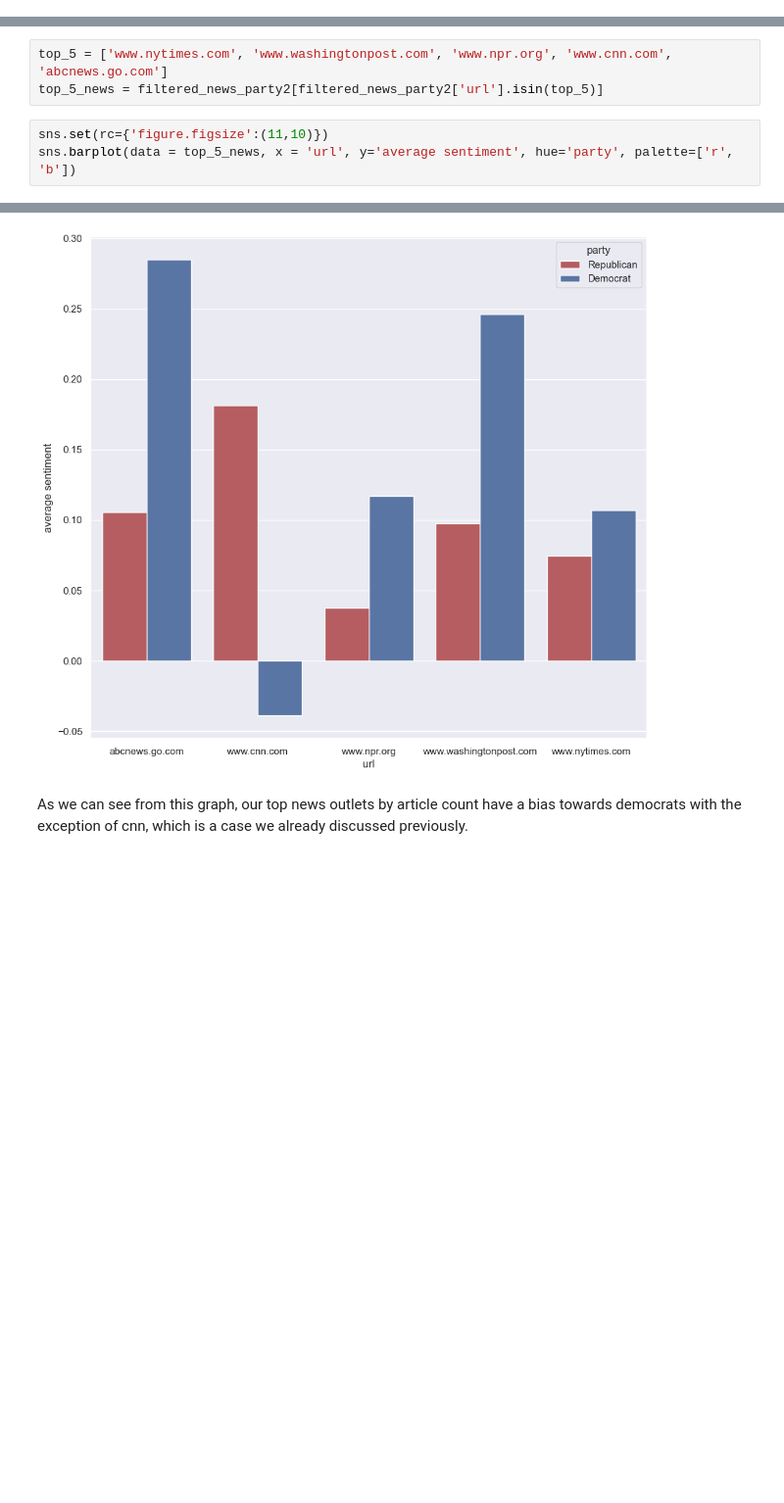
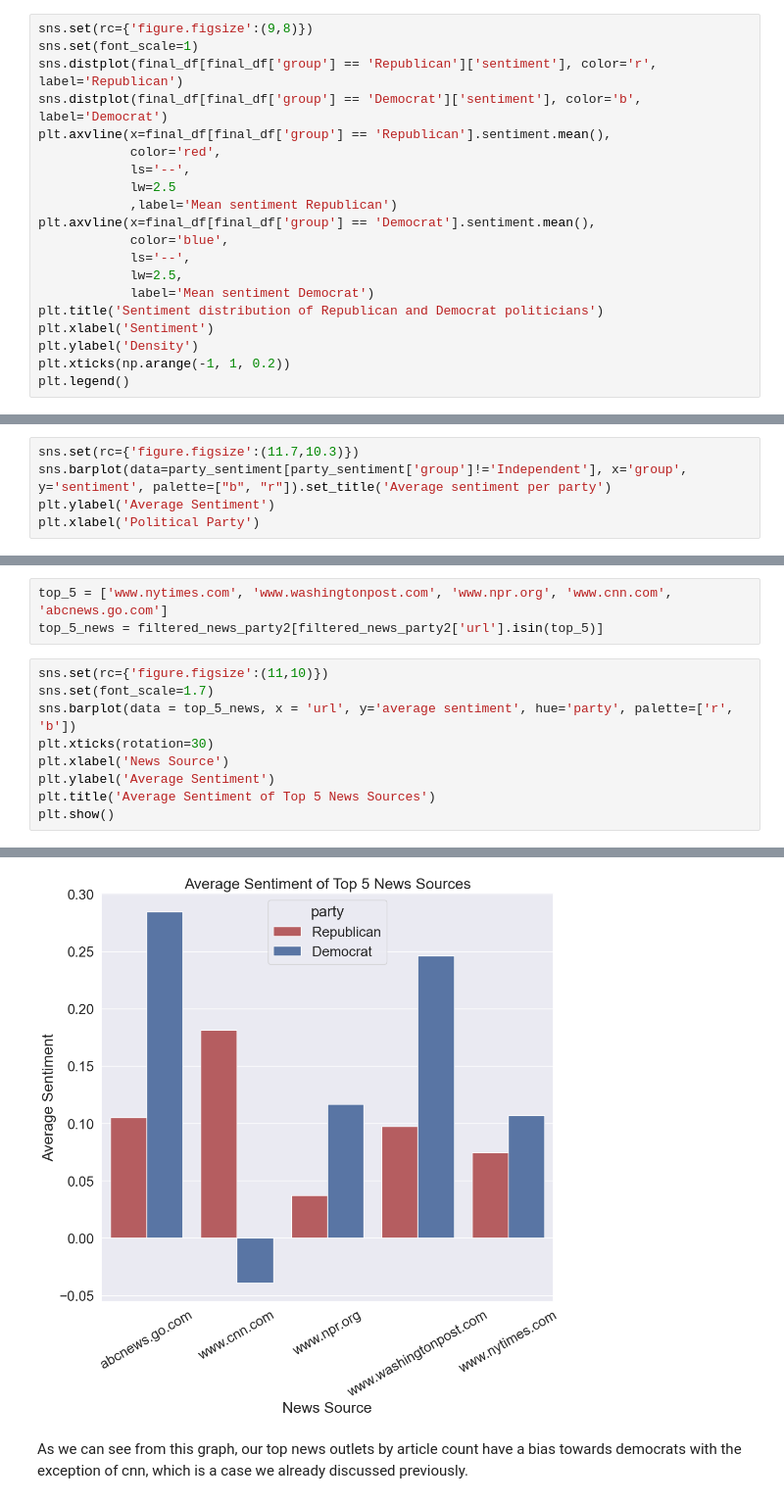
Before and after one commit to WizenPainter/Politician_Graph, a Jupyter notebook: Final_report.ipynb, the cells around one changed output, grey strips where cells are left out. Shown at 98% size. Saved outputs shown, nothing was run; the diff lists cells and outputs as text; blank space fills up the shorter version.

Commit message:
Added extra graphs

```diff
--- a/Final_report.ipynb
+++ b/Final_report.ipynb
@@ -40,3 +40,23 @@ poli2 = poli[['name','group', 'chamber']]
 final_df = poli2.join(df2, on='name')
 # %% [markdown]
 Now that we have the dataframe we can stat to work on the distribution of different politicians. We will first see how the distribution of the sentiment looks like, as we have to know where we are parting from to analyze the individuals that compose this data.
+# %%
+sns.set(rc={'figure.figsize':(9,8)})
+sns.set(font_scale=1)
+sns.distplot(final_df[final_df['group'] == 'Republican']['sentiment'], color='r', label='Republican')
+sns.distplot(final_df[final_df['group'] == 'Democrat']['sentiment'], color='b', label='Democrat')
+plt.axvline(x=final_df[final_df['group'] == 'Republican'].sentiment.mean(),
+            color='red',
+            ls='--',
+            lw=2.5
+            ,label='Mean sentiment Republican')
+plt.axvline(x=final_df[final_df['group'] == 'Democrat'].sentiment.mean(),
+            color='blue',
+            ls='--',
+            lw=2.5,
+            label='Mean sentiment Democrat')
+plt.title('Sentiment distribution of Republican and Democrat politicians')
+plt.xlabel('Sentiment')
+plt.ylabel('Density')
+plt.xticks(np.arange(-1, 1, 0.2))
+plt.legend()
@@ -105,3 +147,8 @@ plt.xlabel('Political Party')
 # %% [output]
 Text(0.5, 0, 'Political Party')
 [figure]
+# %%
+sns.set(rc={'figure.figsize':(11.7,10.3)})
+sns.barplot(data=party_sentiment[party_sentiment['group']!='Independent'], x='group', y='sentiment', palette=["b", "r"]).set_title('Average sentiment per party')
+plt.ylabel('Average Sentiment')
+plt.xlabel('Political Party')
@@ -407,5 +457,11 @@ top_5 = ['www.nytimes.com', 'www.washingtonpost.com', 'www.npr.org', 'www.cnn.co
 top_5_news = filtered_news_party2[filtered_news_party2['url'].isin(top_5)]
 # %%
 sns.set(rc={'figure.figsize':(11,10)})
+sns.set(font_scale=1.7)
 sns.barplot(data = top_5_news, x = 'url', y='average sentiment', hue='party', palette=['r', 'b'])
+plt.xticks(rotation=30)
+plt.xlabel('News Source')
+plt.ylabel('Average Sentiment')
+plt.title('Average Sentiment of Top 5 News Sources')
+plt.show()
 # %% [output]
@@ -413,4 +468,4 @@ sns.barplot(data = top_5_news, x = 'url', y='average sentiment', hue='party', pa
-[figure, old version]
+[figure, new version]
 # %% [markdown]
 As we can see from this graph, our top news outlets by article count have a bias towards democrats with the exception of cnn, which is a case we already discussed previously.
 # %%
```
Also changed, not shown: parts of 3 cells of this notebook.
